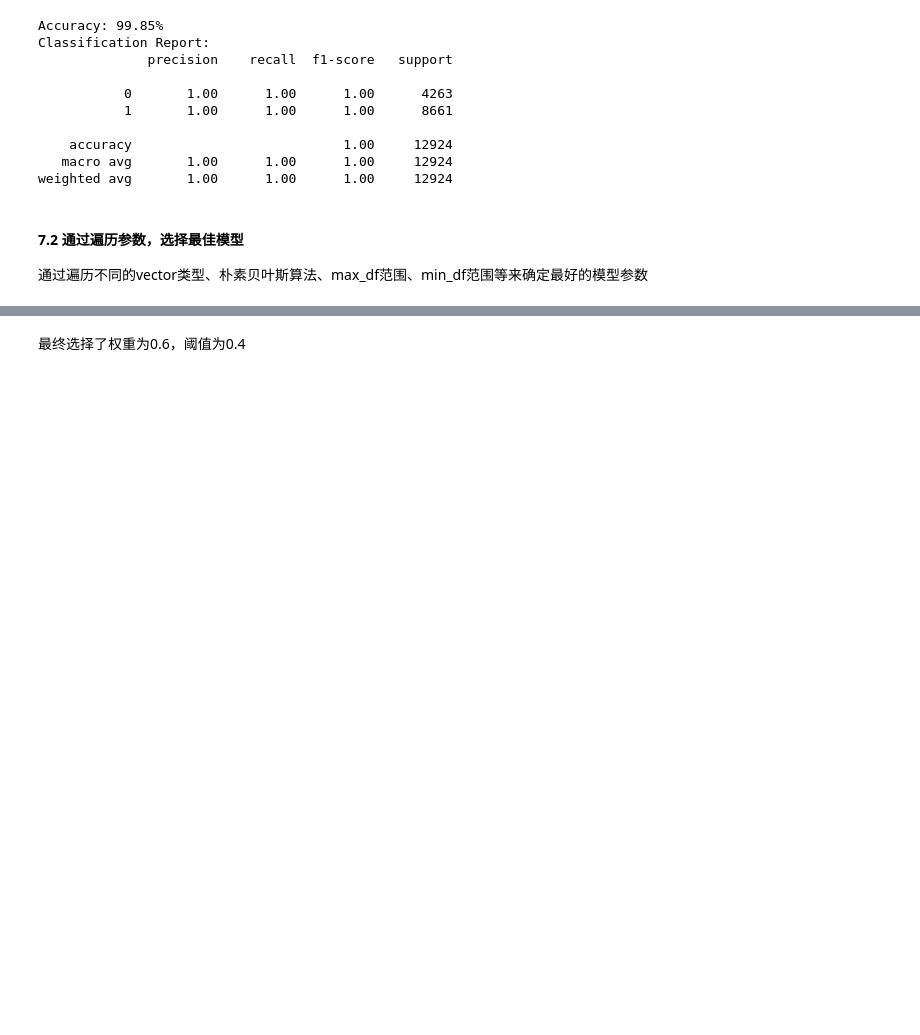
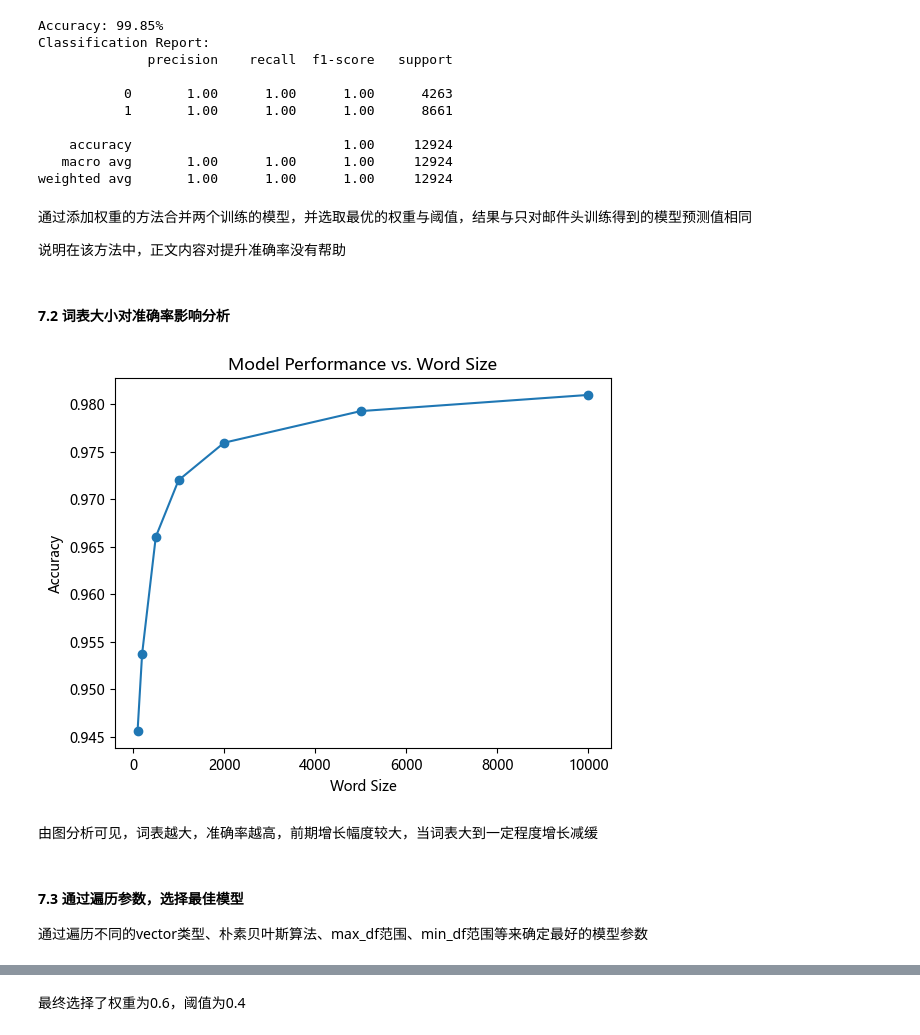
Before and after one commit to JaegerZhao/MachineLearning, a Jupyter notebook: 3 贝叶斯垃圾邮件识别/exp3.ipynb, the cells around one changed output, grey strips where cells are left out. Cells and saved outputs as stored; diff of their text form; code cells hidden in the pictures; blank space fills up the shorter version.

```diff
--- a/3 贝叶斯垃圾邮件识别/exp3.ipynb
+++ b/3 贝叶斯垃圾邮件识别/exp3.ipynb
@@ -500,8 +502,64 @@ Classification Report:
     accuracy                           1.00     12924
    macro avg       1.00      1.00      1.00     12924
 weighted avg       1.00      1.00      1.00     12924
+# %% [markdown]
+通过添加权重的方法合并两个训练的模型，并选取最优的权重与阈值，结果与只对邮件头训练得到的模型预测值相同
+
+说明在该方法中，正文内容对提升准确率没有帮助
+# %% [markdown]
+#### 7.2 词表大小对准确率影响分析
+# %%
+# 定义不同的词表大小
+word_sizes = [100, 200, 500, 1000, 2000, 5000, 10000]
+
+# 存储结果的列表
+accuracies = []
+
+# 循环实验
+for word_size in tqdm(word_sizes):
+    # 配置文本向量化器
+    vectorizer = CountVectorizer(max_features=word_size)
+
+    # 数据处理
+    xheads_train = vectorizer.fit_transform(x_train['heads'])
+    xheads_test = vectorizer.transform(x_test['heads'])
+    xtexts_train = vectorizer.fit_transform(x_train['texts'])
+    xtexts_test = vectorizer.transform(x_test['texts'])
+
+    # 模型训练
+    model_heads = MultinomialNB()
+    model_heads.fit(xheads_train, y_train)
+    model_texts = MultinomialNB()
+    model_texts.fit(xtexts_train, y_train)
+
+    # 模型预测
+    yheads_pred = model_heads.predict(xheads_test)
+    ytexts_pred = model_texts.predict(xtexts_test)
+
+    # 模型融合
+    weights = 0.6
+    thresholds = 0.4
+    y_pred_avr = weight * yheads_pred + (1 - weight) * ytexts_pred
+    y_pred = (y_pred_avr > threshold).astype(int)
+
+    # 评估性能
+    accuracy = accuracy_score(y_test, y_pred)
+
+    # 存储结果
+    accuracies.append(accuracy)
+
+# 绘制折线图
+plt.plot(word_sizes, accuracies, marker='o')
+plt.title('Model Performance vs. Word Size')
+plt.xlabel('Word Size')
+plt.ylabel('Accuracy')
+plt.show()
+# %% [output]
+[figure, added]
+# %% [markdown]
+由图分析可见，词表越大，准确率越高，前期增长幅度较大，当词表大到一定程度增长减缓
 # %% [markdown]
-#### 7.2 通过遍历参数，选择最佳模型
+#### 7.3 通过遍历参数，选择最佳模型
 
 通过遍历不同的vector类型、朴素贝叶斯算法、max_df范围、min_df范围等来确定最好的模型参数
 # %%
```
Also changed, not shown: parts of 9 cells of this notebook.
